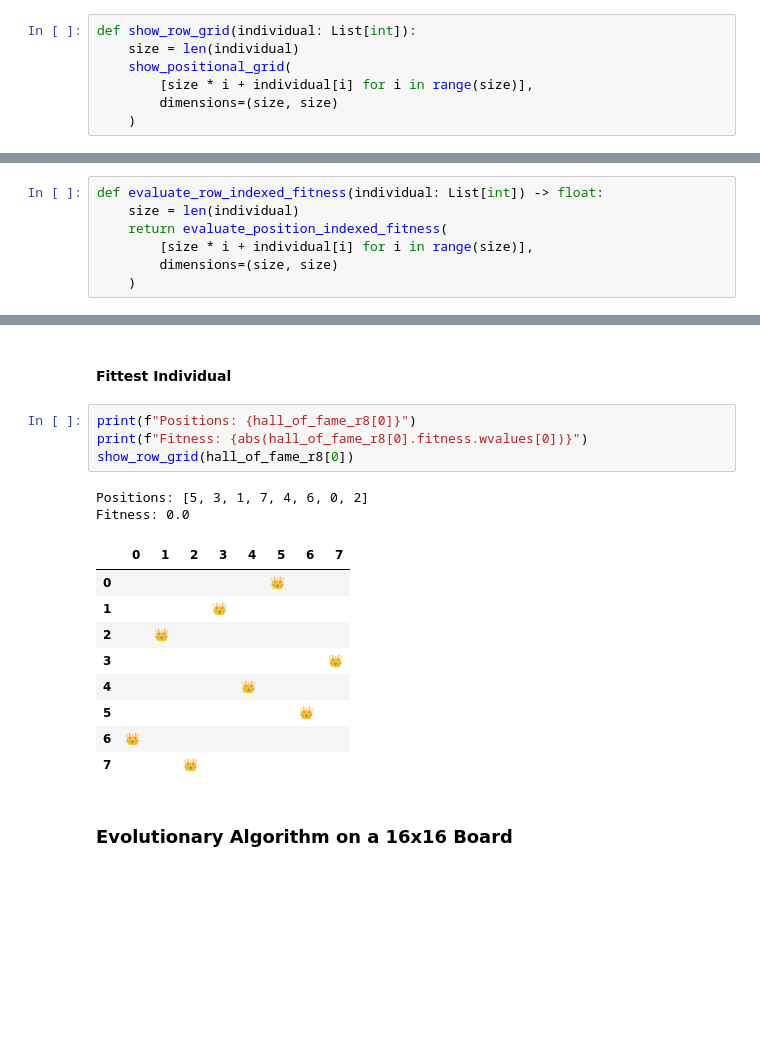
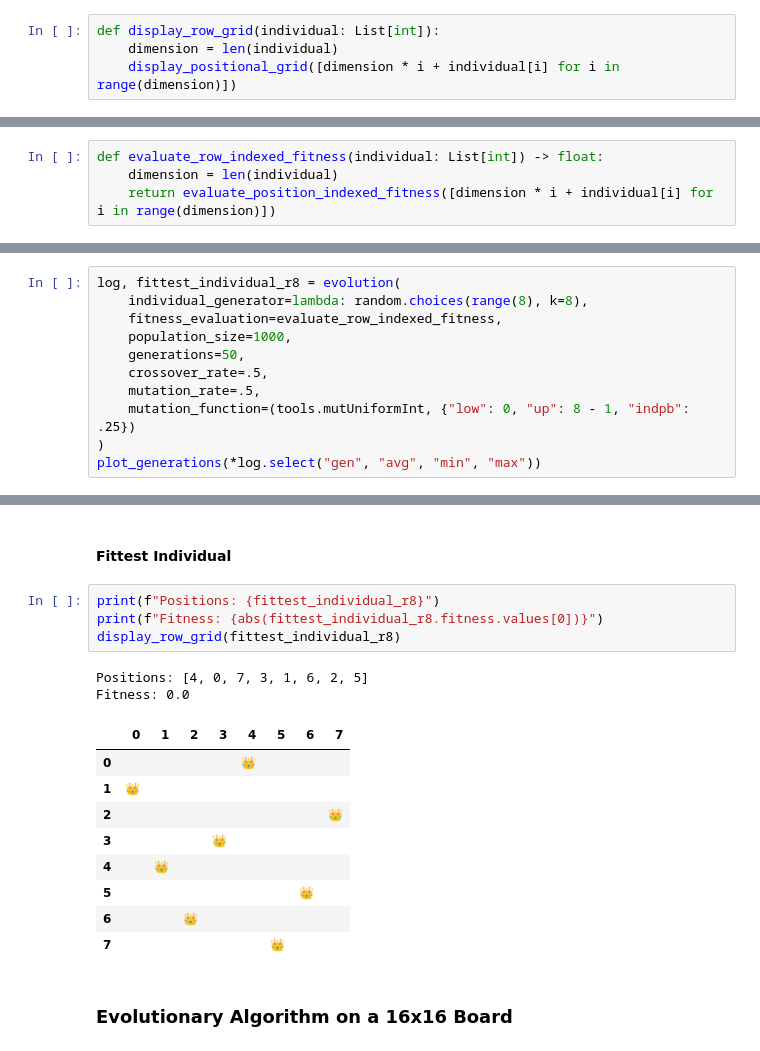
Before and after one commit to concision/n-queens, a Jupyter notebook: notebook.ipynb, the cells around one changed output, grey strips where cells are left out. Cells and saved outputs as stored; diff of their text form; blank space fills up the shorter version.

```diff
--- a/notebook.ipynb
+++ b/notebook.ipynb
@@ -275,11 +281,8 @@ toolbox_r.register("population_32", tools.initRepeat, list, toolbox_r.individual
 # %% [markdown]
 ### Rendering Positional Board
 # %%
-def show_row_grid(individual: List[int]):
-    size = len(individual)
-    show_positional_grid(
-        [size * i + individual[i] for i in range(size)],
-        dimensions=(size, size)
-    )
+def display_row_grid(individual: List[int]):
+    dimension = len(individual)
+    display_positional_grid([dimension * i + individual[i] for i in range(dimension)])
 # %% [markdown]
 ### Example 8x8 Individual
@@ -303,11 +306,8 @@ Positions: [2, 7, 0, 4, 1, 7, 0, 2]
 Time complexity: `O(|queens|^2)`
 # %%
 def evaluate_row_indexed_fitness(individual: List[int]) -> float:
-    size = len(individual)
-    return evaluate_position_indexed_fitness(
-        [size * i + individual[i] for i in range(size)],
-        dimensions=(size, size)
-    )
+    dimension = len(individual)
+    return evaluate_position_indexed_fitness([dimension * i + individual[i] for i in range(dimension)])
 # %% [markdown]
 ### Evolutionary Algorithm on a 8x8 Board
 # %% [markdown]
@@ -341,0 +315,11 @@ plot_generations(*log_r8.select("gen", "avg", "min"))
+# %%
+log, fittest_individual_r8 = evolution(
+    individual_generator=lambda: random.choices(range(8), k=8),
+    fitness_evaluation=evaluate_row_indexed_fitness,
+    population_size=1000,
+    generations=50,
+    crossover_rate=.5,
+    mutation_rate=.5,
+    mutation_function=(tools.mutUniformInt, {"low": 0, "up": 8 - 1, "indpb": .25})
+)
+plot_generations(*log.select("gen", "avg", "min", "max"))
@@ -342,21 +328,21 @@ plot_generations(*log_r8.select("gen", "avg", "min"))
 # %% [markdown]
 #### Fittest Individual
 # %%
-print(f"Positions: {hall_of_fame_r8[0]}")
-print(f"Fitness: {abs(hall_of_fame_r8[0].fitness.wvalues[0])}")
-show_row_grid(hall_of_fame_r8[0])
+print(f"Positions: {fittest_individual_r8}")
+print(f"Fitness: {abs(fittest_individual_r8.fitness.values[0])}")
+display_row_grid(fittest_individual_r8)
 # %% [output]
-Positions: [5, 3, 1, 7, 4, 6, 0, 2]
+Positions: [4, 0, 7, 3, 1, 6, 2, 5]
 Fitness: 0.0
 |  | 0 | 1 | 2 | 3 | 4 | 5 | 6 | 7 |
-| 0 |  |  |  |  |  | 👑 |  |  |
-| 1 |  |  |  | 👑 |  |  |  |  |
-| 2 |  | 👑 |  |  |  |  |  |  |
-| 3 |  |  |  |  |  |  |  | 👑 |
-| 4 |  |  |  |  | 👑 |  |  |  |
+| 0 |  |  |  |  | 👑 |  |  |  |
+| 1 | 👑 |  |  |  |  |  |  |  |
+| 2 |  |  |  |  |  |  |  | 👑 |
+| 3 |  |  |  | 👑 |  |  |  |  |
+| 4 |  | 👑 |  |  |  |  |  |  |
 | 5 |  |  |  |  |  |  | 👑 |  |
-| 6 | 👑 |  |  |  |  |  |  |  |
-| 7 |  |  | 👑 |  |  |  |  |  |
+| 6 |  |  | 👑 |  |  |  |  |  |
+| 7 |  |  |  |  |  | 👑 |  |  |
 # %% [markdown]
 ### Evolutionary Algorithm on a 16x16 Board
 # %% [markdown]
```
Also changed, not shown: parts of 35 cells of this notebook.
